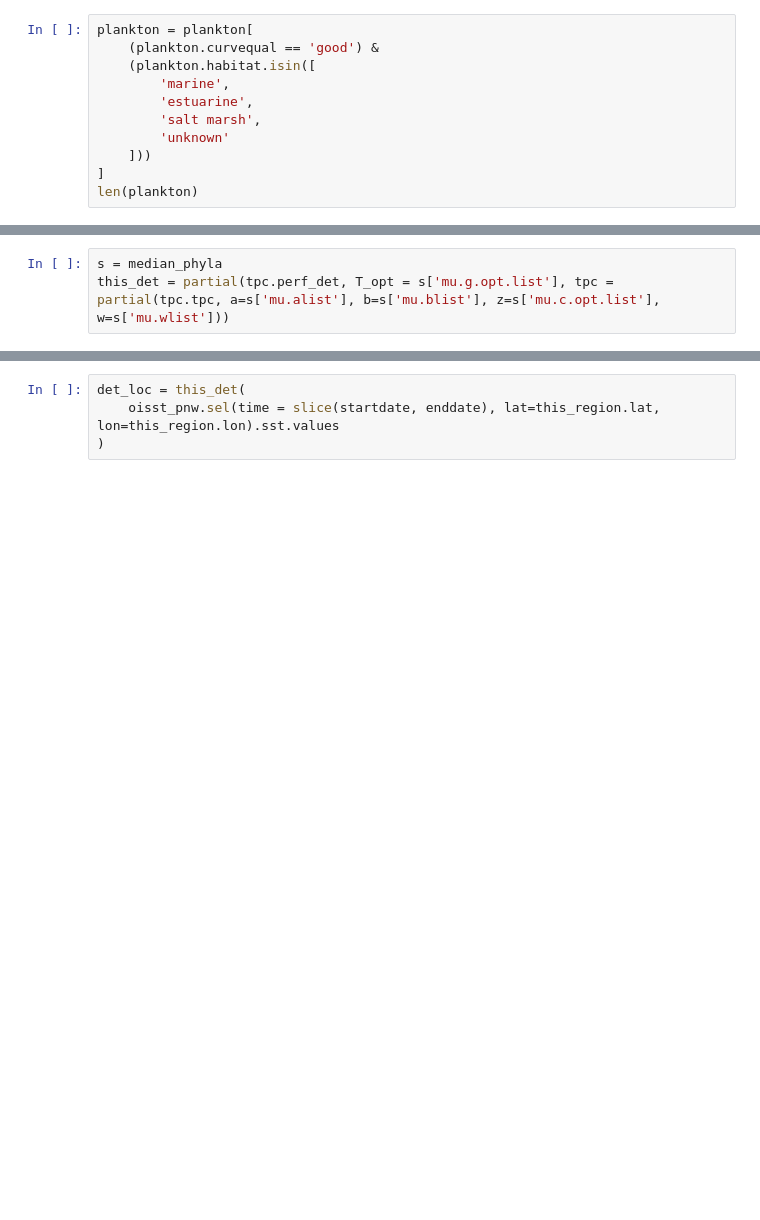
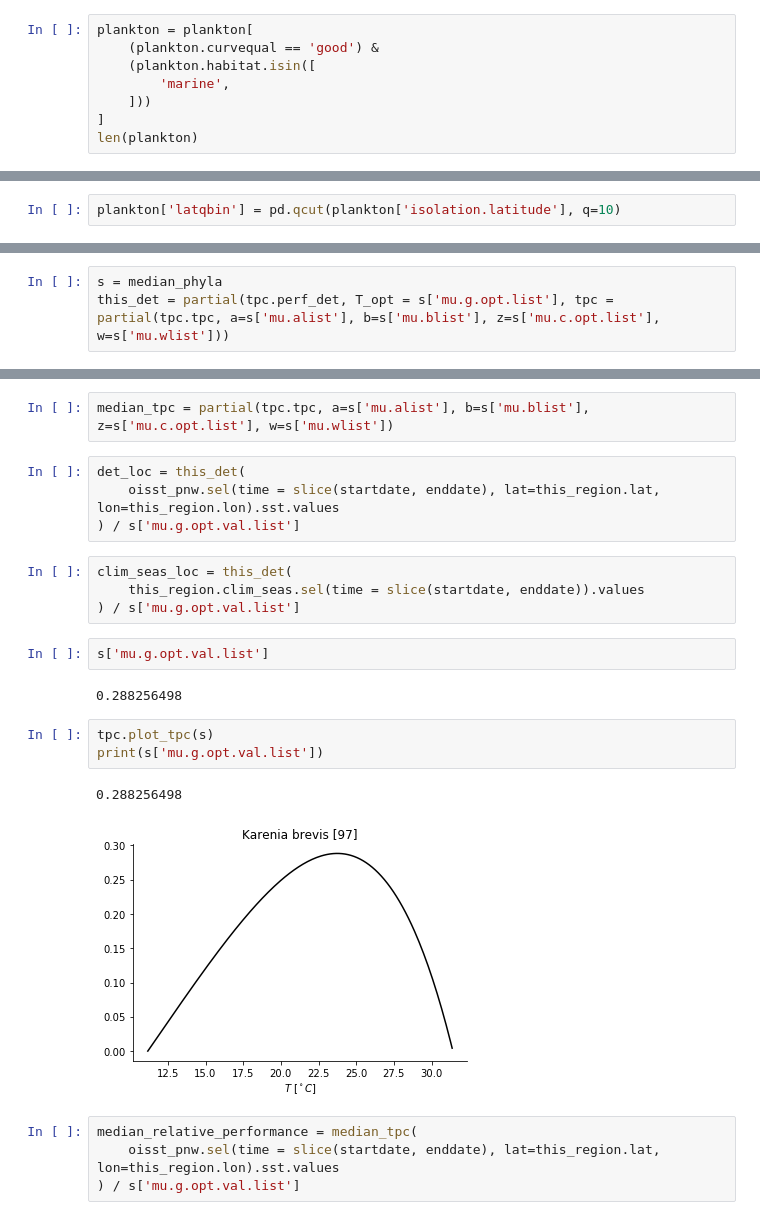
Before and after one commit to HuckleyLab/phyto-mhw, a Jupyter notebook: analysis/verify_mhws.ipynb, the cells around one changed output, grey strips where cells are left out. Cells and saved outputs as stored; diff of their text form; blank space fills up the shorter version.

```diff
--- a/analysis/verify_mhws.ipynb
+++ b/analysis/verify_mhws.ipynb
@@ -141,9 +144,6 @@ plankton = plankton[
     (plankton.curvequal == 'good') &
     (plankton.habitat.isin([
         'marine',
-        'estuarine',
-        'salt marsh',
-        'unknown'
     ]))
 ]
 len(plankton)
@@ -152 +152,3 @@ len(plankton)
+# %%
+plankton['latqbin'] = pd.qcut(plankton['isolation.latitude'], q=10)
 # %%
@@ -163,6 +177,26 @@ functools.partial(<function perf_det at 0x...>, T_opt=23.360930879999998, tpc=fu
+# %%
+median_tpc = partial(tpc.tpc, a=s['mu.alist'], b=s['mu.blist'], z=s['mu.c.opt.list'], w=s['mu.wlist'])
 # %%
 det_loc = this_det(
     oisst_pnw.sel(time = slice(startdate, enddate), lat=this_region.lat, lon=this_region.lon).sst.values
-)
+) / s['mu.g.opt.val.list']
+# %%
+clim_seas_loc = this_det(
+    this_region.clim_seas.sel(time = slice(startdate, enddate)).values
+) / s['mu.g.opt.val.list']
+# %%
+s['mu.g.opt.val.list']
+# %% [output]
+0.288256498
+# %%
+tpc.plot_tpc(s)
+print(s['mu.g.opt.val.list'])
+# %% [output]
+0.288256498
+[figure, added]
+# %%
+median_relative_performance = median_tpc(
+    oisst_pnw.sel(time = slice(startdate, enddate), lat=this_region.lat, lon=this_region.lon).sst.values
+) / s['mu.g.opt.val.list']
 # %%
 clim_det = this_det(
```
Also changed, not shown: parts of 18 cells of this notebook.
